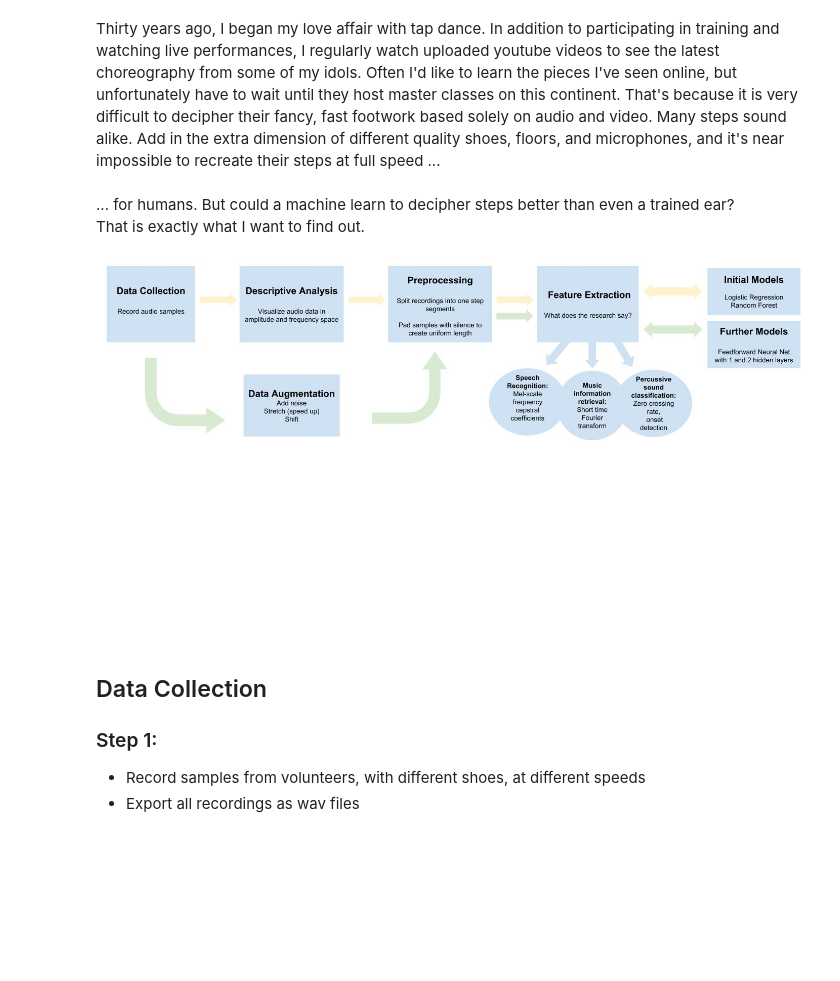
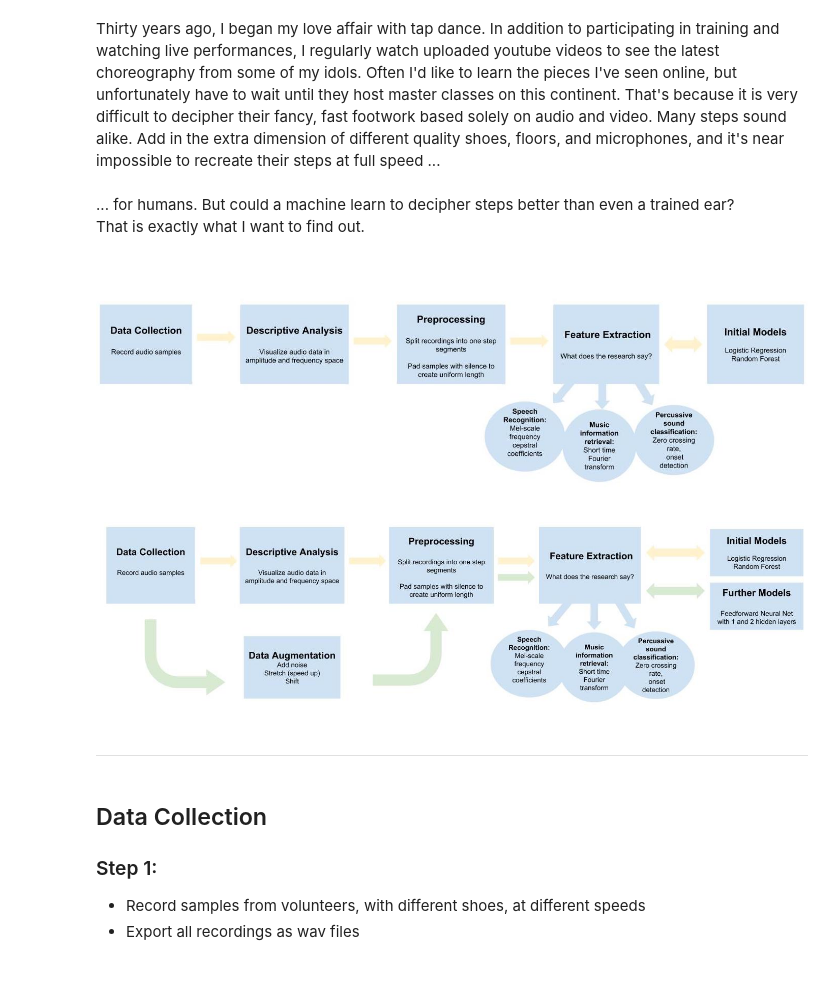
Before and after one commit to KatieBSC/TapDanceDecoder, a Jupyter notebook: notebooks/Presentation.ipynb, the cells around one changed output. Saved outputs shown, nothing was run; the diff lists cells and outputs as text; code cells hidden in the pictures; blank space fills up the shorter version.

```diff
--- a/notebooks/Presentation.ipynb
+++ b/notebooks/Presentation.ipynb
@@ -12,8 +20,13 @@ import librosa.display
 # %%
-#Image('../../../Source/Data/MLWorkflowpt1.jpg')
-Image('../../../Source/Data/MLWorkflowpt2.jpg')
+Image('../../../Source/Data/MLWorkflowpt1.jpg')
 # %% [output]
-[figure, old version]
+[figure, new version]
+# %%
+Image('../../../Source/Data/MLWorkflowpt2.jpg')
+# %% [output]
+[figure, added]
+# %% [markdown]
+-----
 # %% [markdown]
 ## Data Collection
 
```
Also changed, not shown: parts of 50 cells of this notebook, 4 other files.
